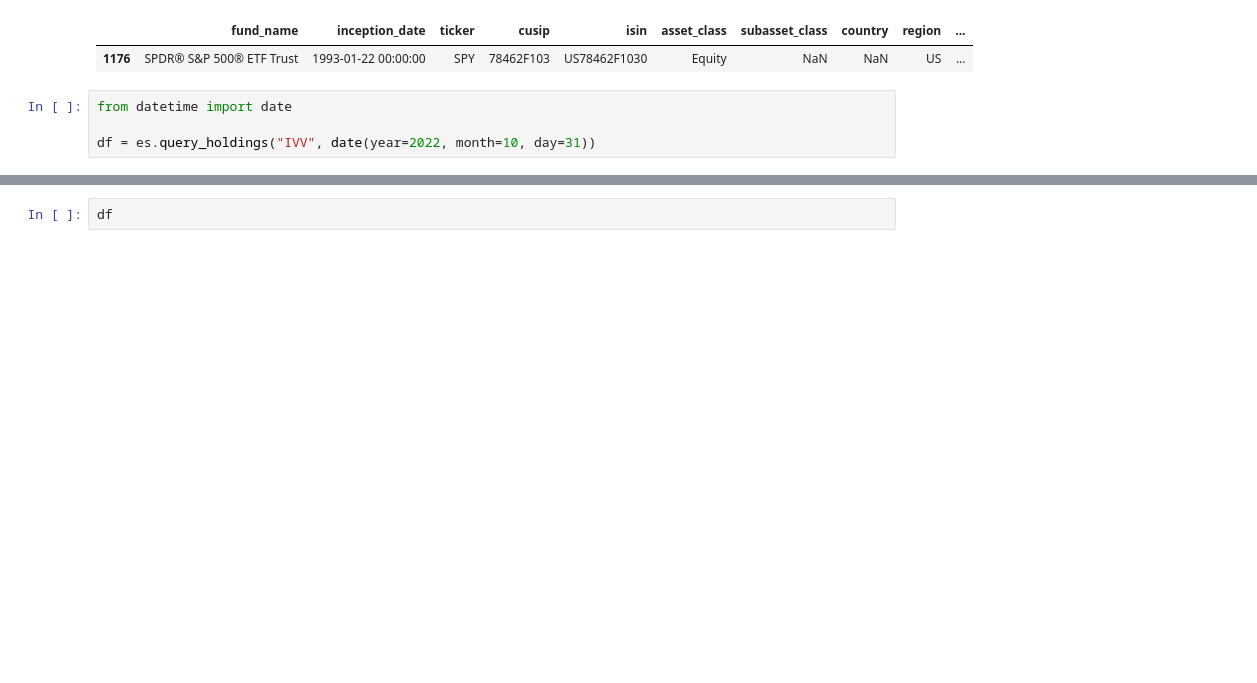
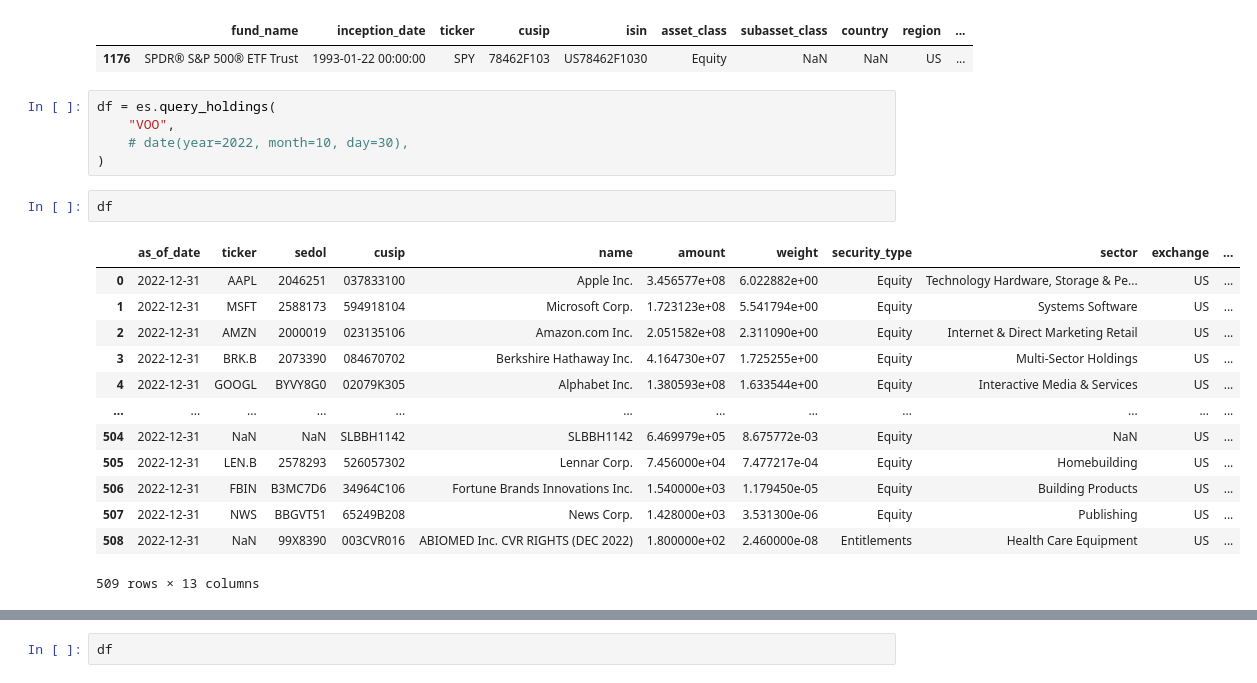
Before and after one commit to nikulpatel3141/ETF-Scraper, a Jupyter notebook: Notebooks/scripting.ipynb, the cells around one changed output, grey strips where cells are left out. Saved outputs shown, nothing was run; the diff lists cells and outputs as text; blank space fills up the shorter version.

```diff
--- a/Notebooks/scripting.ipynb
+++ b/Notebooks/scripting.ipynb
@@ -255,6 +255,23 @@ es.listings_df[es.listings_df['ticker']=='SPY']
 |  | fund_name | inception_date | ticker | cusip | isin | asset_class | subasset_class | country | region | ... |
 | 1176 | SPDR® S&P 500® ETF Trust | 1993-01-22 00:00:00 | SPY | 78462F103 | US78462F1030 | Equity | NaN | NaN | US | ... |
 # %%
-from datetime import date
-
-df = es.query_holdings("IVV", date(year=2022, month=10, day=31))
+df = es.query_holdings(
+    "VOO",
+    # date(year=2022, month=10, day=30),
+)
+# %%
+df
+# %% [output]
+|  | as_of_date | ticker | sedol | cusip | name | amount | weight | security_type | sector | exchange | ... |
+| 0 | 2022-12-31 | AAPL | 2046251 | 037833100 | Apple Inc. | 3.456577e+08 | 6.022882e+00 | Equity | Technology Hardware, Storage & Pe... | US | ... |
+| 1 | 2022-12-31 | MSFT | 2588173 | 594918104 | Microsoft Corp. | 1.723123e+08 | 5.541794e+00 | Equity | Systems Software | US | ... |
+| 2 | 2022-12-31 | AMZN | 2000019 | 023135106 | Amazon.com Inc. | 2.051582e+08 | 2.311090e+00 | Equity | Internet & Direct Marketing Retail | US | ... |
+| 3 | 2022-12-31 | BRK.B | 2073390 | 084670702 | Berkshire Hathaway Inc. | 4.164730e+07 | 1.725255e+00 | Equity | Multi-Sector Holdings | US | ... |
+| 4 | 2022-12-31 | GOOGL | BYVY8G0 | 02079K305 | Alphabet Inc. | 1.380593e+08 | 1.633544e+00 | Equity | Interactive Media & Services | US | ... |
+| ... | ... | ... | ... | ... | ... | ... | ... | ... | ... | ... | ... |
+| 504 | 2022-12-31 | NaN | NaN | SLBBH1142 | SLBBH1142 | 6.469979e+05 | 8.675772e-03 | Equity | NaN | US | ... |
+| 505 | 2022-12-31 | LEN.B | 2578293 | 526057302 | Lennar Corp. | 7.456000e+04 | 7.477217e-04 | Equity | Homebuilding | US | ... |
+| 506 | 2022-12-31 | FBIN | B3MC7D6 | 34964C106 | Fortune Brands Innovations Inc. | 1.540000e+03 | 1.179450e-05 | Equity | Building Products | US | ... |
+| 507 | 2022-12-31 | NWS | BBGVT51 | 65249B208 | News Corp. | 1.428000e+03 | 3.531300e-06 | Equity | Publishing | US | ... |
+| 508 | 2022-12-31 | NaN | 99X8390 | 003CVR016 | ABIOMED Inc. CVR RIGHTS (DEC 2022) | 1.800000e+02 | 2.460000e-08 | Entitlements | Health Care Equipment | US | ... |
+509 rows × 13 columns
```
Also changed, not shown: parts of 3 cells of this notebook, 5 other files.
